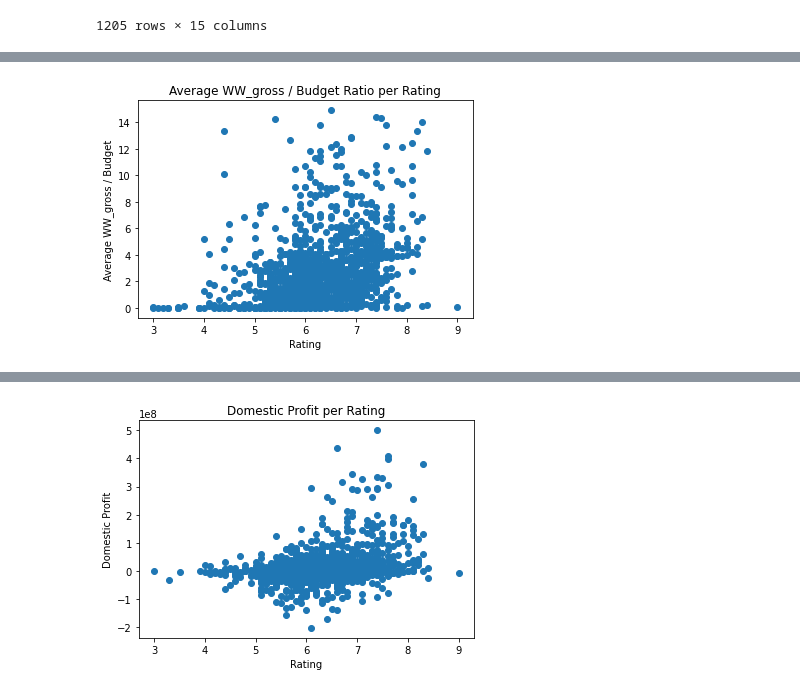
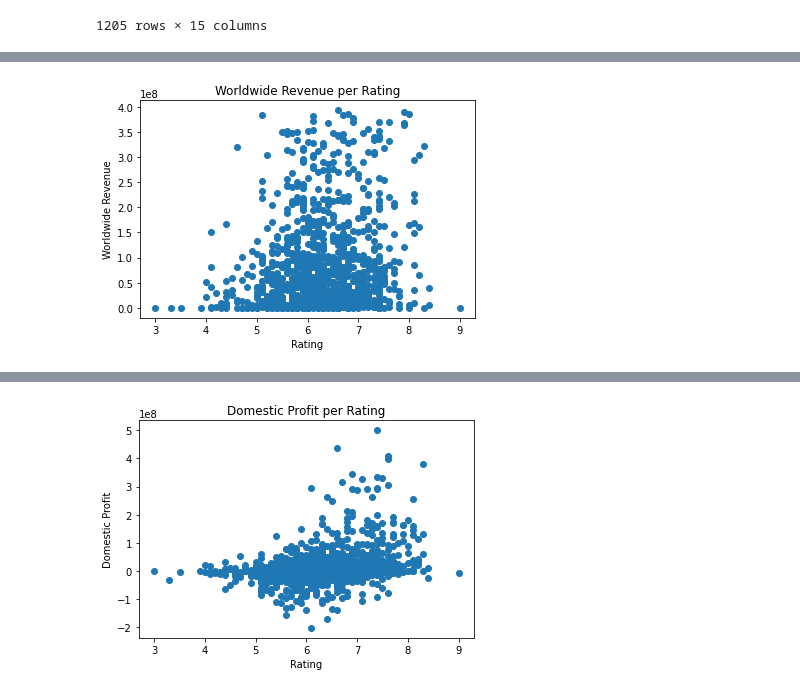
Before and after one commit to mfFrida/Capstone-Project-Semester-1, a Jupyter notebook: student.ipynb, the cells around one changed output, grey strips where cells are left out. Saved outputs shown, nothing was run; the diff lists cells and outputs as text; code cells hidden in the pictures.

```diff
--- a/student.ipynb
+++ b/student.ipynb
@@ -343,0 +338,9 @@ ww_ratio_movie_db
+# %%
+#determine outliers
+p25 = np.percentile(new_movie_db['worldwide_gross'], 25)
+p75 = np.percentile(new_movie_db['worldwide_gross'], 75)
+iqr = p75 - p25
+outlier = p75 + (1.5 * iqr)
+#create db that removes outliers
+wwr_movie_db = new_movie_db.drop(new_movie_db[new_movie_db['worldwide_gross'] > outlier].index)
+wwr_movie_db
@@ -344,12 +361,12 @@ ww_ratio_movie_db
 # %%
-x = ww_ratio_movie_db['vote_average']
+x = wwr_movie_db['vote_average']
 
-y = ww_ratio_movie_db['ww_gross / budget']
+y = wwr_movie_db['worldwide_gross']
 
 plt.scatter(x, y)
 plt.xlabel('Rating')
-plt.ylabel('Average WW_gross / Budget')
-plt.title('Average WW_gross / Budget Ratio per Rating')
+plt.ylabel('Worldwide Revenue')
+plt.title('Worldwide Revenue per Rating')
 plt.show()
 # %% [output]
-[figure, old version]
+[figure, new version]
```
Also changed, not shown: parts of 35 cells of this notebook.
